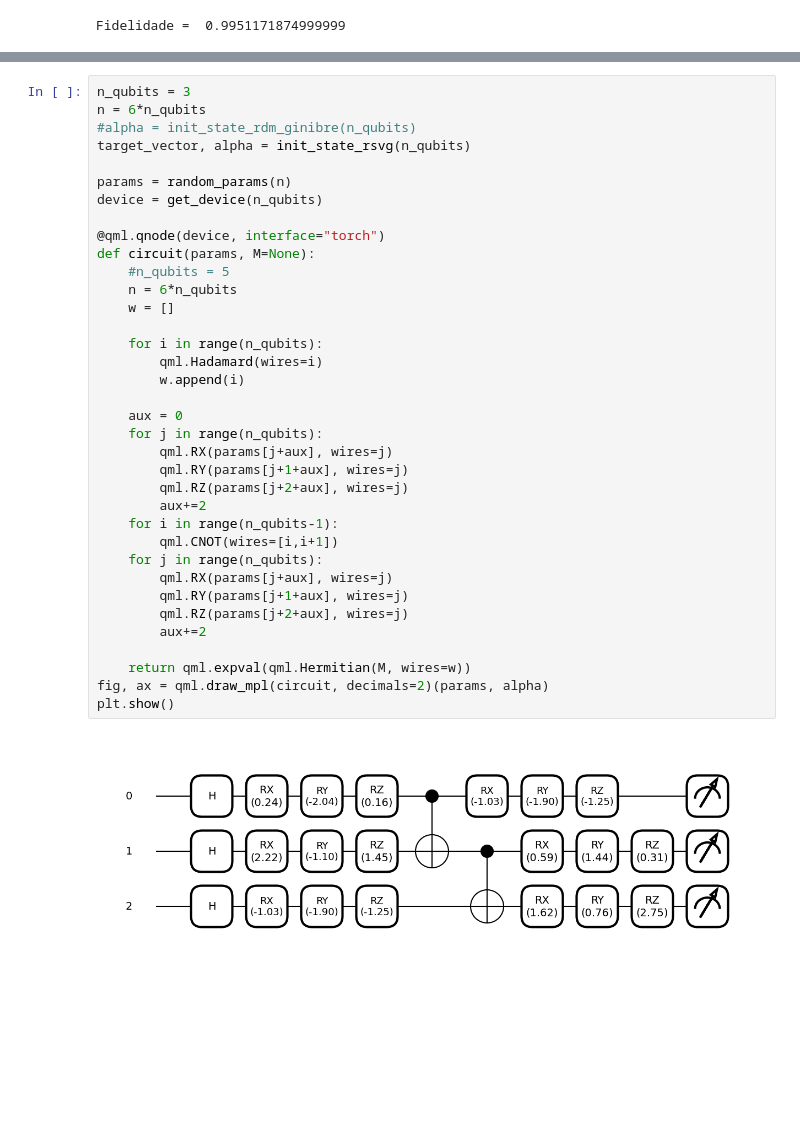
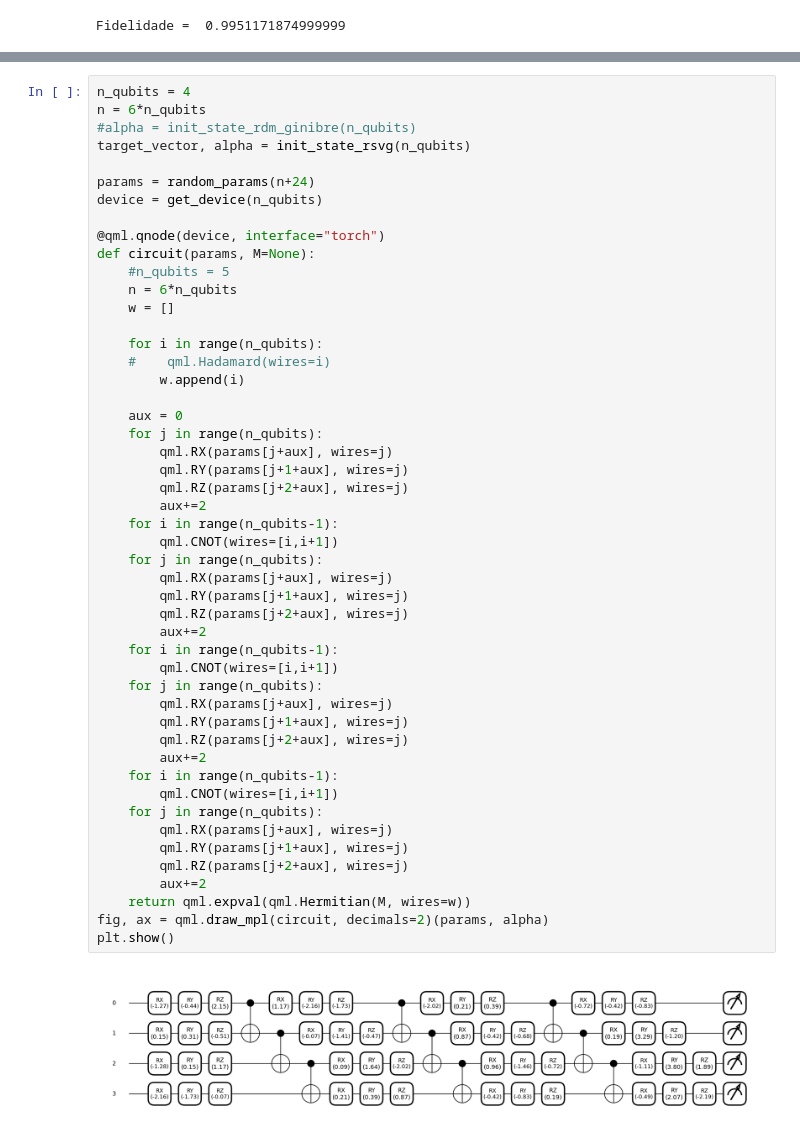
Before and after one commit to SchultzVV/Qiskit, a Jupyter notebook: Conteúdo/Run.ipynb, the cells around one changed output, grey strips where cells are left out. Drawn from its saved outputs; the diff is of its cells as text; blank space fills up the shorter version.

```diff
--- a/Conteúdo/Run.ipynb
+++ b/Conteúdo/Run.ipynb
@@ -302,43 +476,56 @@ tensor([0.1953, 0.0859, 0.4443, 0.2744], dtype=torch.float64,
  [0.29459186 0.19541013 0.44433594 0.34918767]
  [0.23150917 0.15356581 0.34918767 0.27441406]]
 # %%
-n_qubits = 3
+n_qubits = 4
 n = 6*n_qubits
 #alpha = init_state_rdm_ginibre(n_qubits)
 target_vector, alpha = init_state_rsvg(n_qubits)
 
-params = random_params(n)
+params = random_params(n+24)
 device = get_device(n_qubits)
 
 @qml.qnode(device, interface="torch")
 def circuit(params, M=None):
     #n_qubits = 5
     n = 6*n_qubits
     w = []
 
     for i in range(n_qubits):
-        qml.Hadamard(wires=i)
+    #    qml.Hadamard(wires=i)
         w.append(i)
 
     aux = 0
     for j in range(n_qubits):
         qml.RX(params[j+aux], wires=j)
         qml.RY(params[j+1+aux], wires=j)
         qml.RZ(params[j+2+aux], wires=j)
         aux+=2
     for i in range(n_qubits-1):
         qml.CNOT(wires=[i,i+1])
     for j in range(n_qubits):
         qml.RX(params[j+aux], wires=j)
         qml.RY(params[j+1+aux], wires=j)
         qml.RZ(params[j+2+aux], wires=j)
         aux+=2
-
+    for i in range(n_qubits-1):
+        qml.CNOT(wires=[i,i+1])
+    for j in range(n_qubits):
+        qml.RX(params[j+aux], wires=j)
+        qml.RY(params[j+1+aux], wires=j)
+        qml.RZ(params[j+2+aux], wires=j)
+        aux+=2
+    for i in range(n_qubits-1):
+        qml.CNOT(wires=[i,i+1])
+    for j in range(n_qubits):
+        qml.RX(params[j+aux], wires=j)
+        qml.RY(params[j+1+aux], wires=j)
+        qml.RZ(params[j+2+aux], wires=j)
+        aux+=2
     return qml.expval(qml.Hermitian(M, wires=w))
 fig, ax = qml.draw_mpl(circuit, decimals=2)(params, alpha)
 plt.show()
 # %% [output]
-[figure, old version]
+[figure, new version]
 # %%
 best_params, f = train(50, circuit, params, alpha)
 x = np.linspace(0,len(f),len(f))
```
Also changed, not shown: parts of 10 cells of this notebook, 3 other files.
